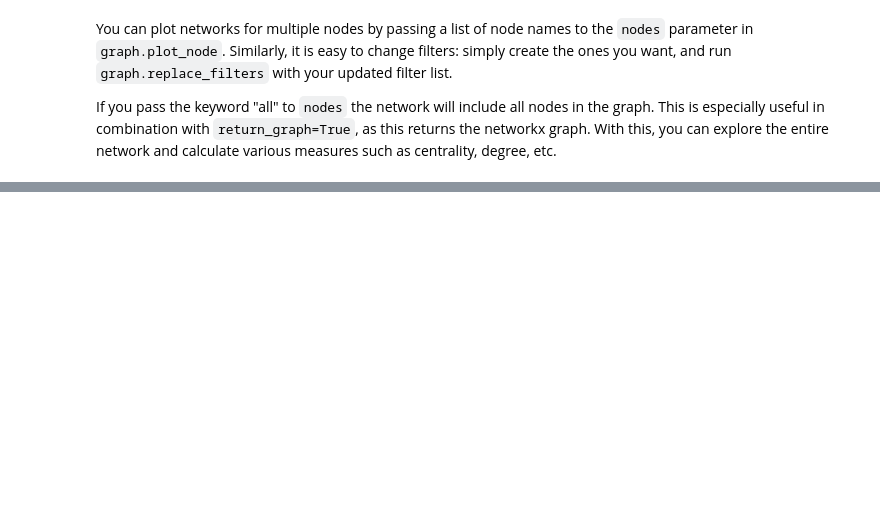
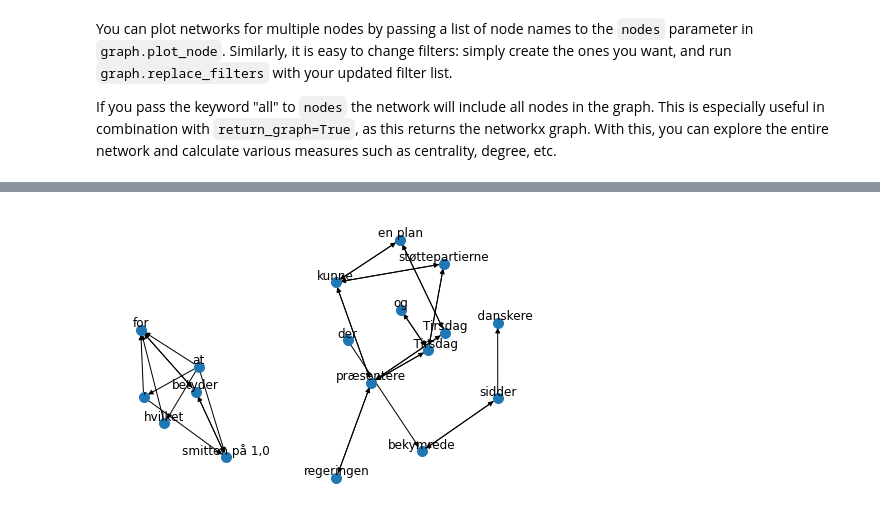
Before and after one commit to KennethEnevoldsen/Conspiracies, a Jupyter notebook: notebooks/tutorial.ipynb, the cells around one changed output, grey strips where cells are left out. Drawn from its saved outputs; the diff is of its cells as text; code cells hidden in the pictures; blank space fills up the shorter version.

```diff
--- a/notebooks/tutorial.ipynb
+++ b/notebooks/tutorial.ipynb
@@ -66,0 +77,5 @@ network.G
+# %%
+# Change spacing between nodes with the 'k' parameter (default=0.5)
+graph.plot_node(nodes = "all", k=1)
+# %% [output]
+[figure, added]
```
Also changed, not shown: parts of 7 cells of this notebook, 2 other files.
